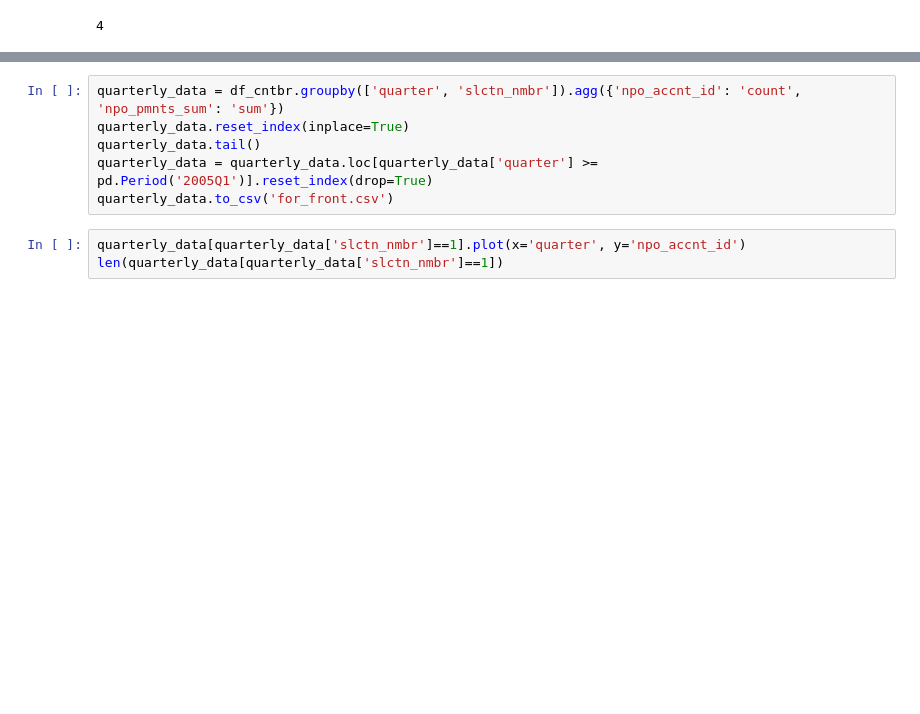
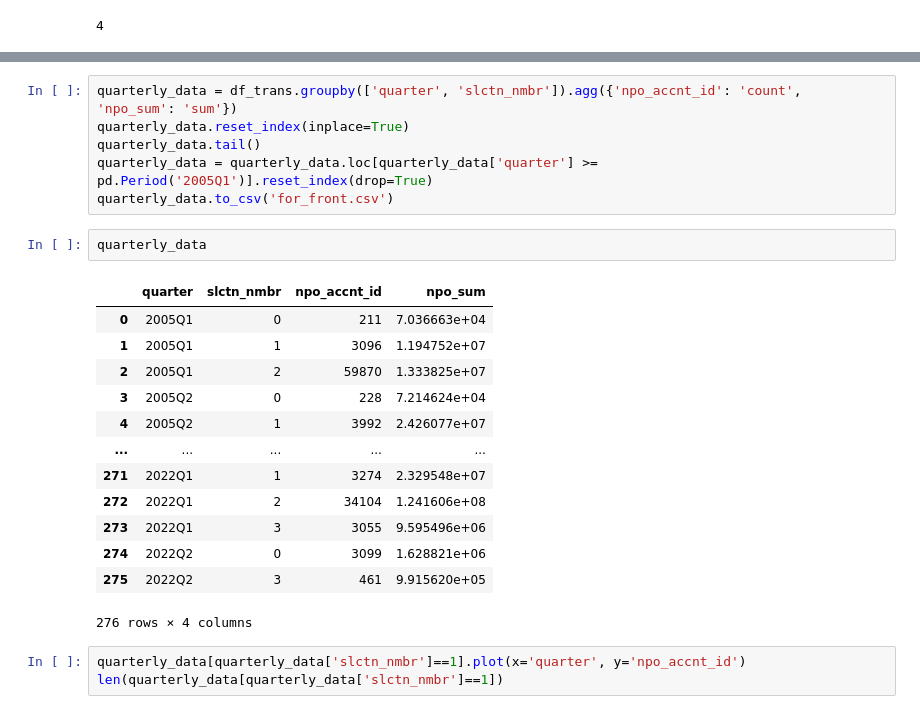
Before and after one commit to Snopoff/NSPF-Financial-Behavior, a Jupyter notebook: Data_enjenering.ipynb, the cells around one changed output, grey strips where cells are left out. Cells and saved outputs as stored; diff of their text form; blank space fills up the shorter version.

```diff
--- a/Data_enjenering.ipynb
+++ b/Data_enjenering.ipynb
@@ -63,9 +80,25 @@ df_cntbr['quarter'] = df_cntbr.index.to_period('Q')
 # %%
-quarterly_data = df_cntbr.groupby(['quarter', 'slctn_nmbr']).agg({'npo_accnt_id': 'count', 'npo_pmnts_sum': 'sum'})
+quarterly_data = df_trans.groupby(['quarter', 'slctn_nmbr']).agg({'npo_accnt_id': 'count', 'npo_sum': 'sum'})
 quarterly_data.reset_index(inplace=True)
 quarterly_data.tail()
 quarterly_data = quarterly_data.loc[quarterly_data['quarter'] >= pd.Period('2005Q1')].reset_index(drop=True)
 quarterly_data.to_csv('for_front.csv')
+# %%
+quarterly_data
+# %% [output]
+|  | quarter | slctn_nmbr | npo_accnt_id | npo_sum |
+| 0 | 2005Q1 | 0 | 211 | 7.036663e+04 |
+| 1 | 2005Q1 | 1 | 3096 | 1.194752e+07 |
+| 2 | 2005Q1 | 2 | 59870 | 1.333825e+07 |
+| 3 | 2005Q2 | 0 | 228 | 7.214624e+04 |
+| 4 | 2005Q2 | 1 | 3992 | 2.426077e+07 |
+| ... | ... | ... | ... | ... |
+| 271 | 2022Q1 | 1 | 3274 | 2.329548e+07 |
+| 272 | 2022Q1 | 2 | 34104 | 1.241606e+08 |
+| 273 | 2022Q1 | 3 | 3055 | 9.595496e+06 |
+| 274 | 2022Q2 | 0 | 3099 | 1.628821e+06 |
+| 275 | 2022Q2 | 3 | 461 | 9.915620e+05 |
+276 rows × 4 columns
 # %%
 quarterly_data[quarterly_data['slctn_nmbr']==1].plot(x='quarter', y='npo_accnt_id')
 len(quarterly_data[quarterly_data['slctn_nmbr']==1])
```
Also changed, not shown: parts of 11 cells of this notebook, 3 other files.
